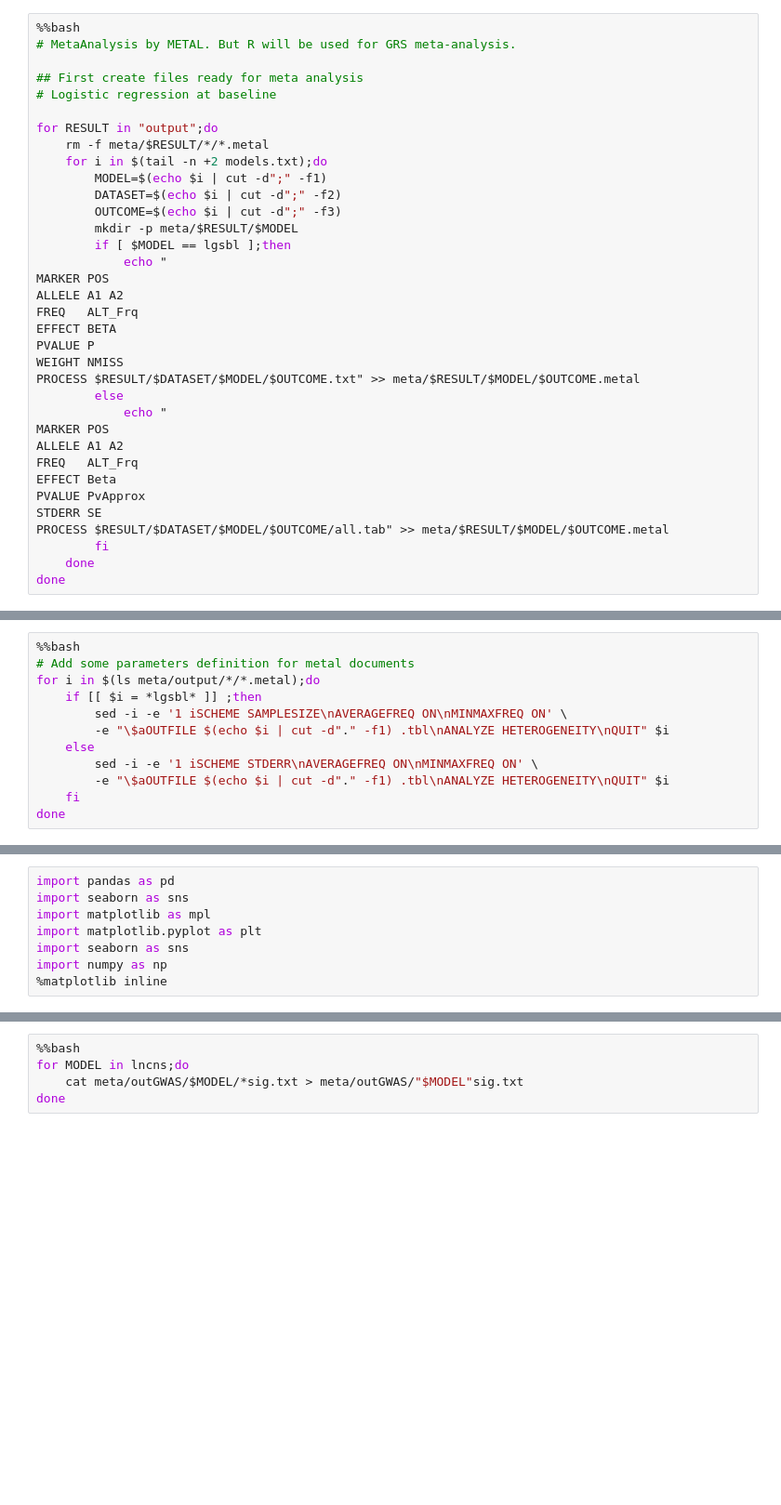
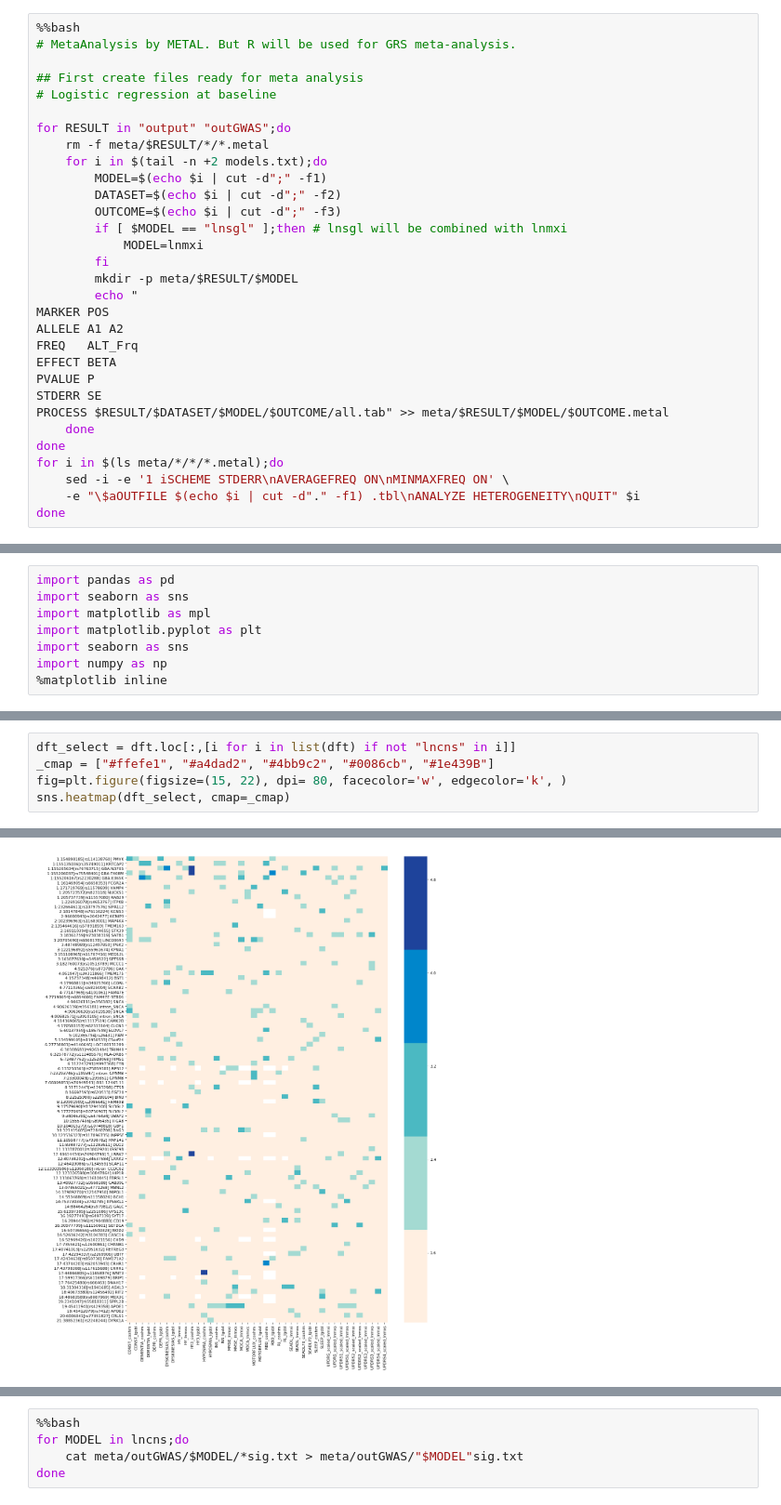
Before and after one commit to hirotaka-i/phenoGWAS, a Jupyter notebook: ReAnalysis.ipynb, the cells around one changed output, grey strips where cells are left out. Shown at 93% size. Drawn from its saved outputs; the diff is of its cells as text; blank space fills up the shorter version.

Commit message:
erase lncns

```diff
--- a/ReAnalysis.ipynb
+++ b/ReAnalysis.ipynb
@@ -568,31 +597,27 @@ sbatch --array=0-1 --job-name=swarm --output=/dev/null --error=/dev/null --cpus-
 ## First create files ready for meta analysis
 # Logistic regression at baseline
 
-for RESULT in "output";do
+for RESULT in "output" "outGWAS";do
     rm -f meta/$RESULT/*/*.metal
     for i in $(tail -n +2 models.txt);do
         MODEL=$(echo $i | cut -d";" -f1)
         DATASET=$(echo $i | cut -d";" -f2)
         OUTCOME=$(echo $i | cut -d";" -f3)
+        if [ $MODEL == "lnsgl" ];then # lnsgl will be combined with lnmxi
+            MODEL=lnmxi
+        fi
         mkdir -p meta/$RESULT/$MODEL
-        if [ $MODEL == lgsbl ];then
-            echo "
+        echo "
 MARKER POS
 ALLELE A1 A2
 FREQ   ALT_Frq
 EFFECT BETA
 PVALUE P
-WEIGHT NMISS
-PROCESS $RESULT/$DATASET/$MODEL/$OUTCOME.txt" >> meta/$RESULT/$MODEL/$OUTCOME.metal
-        else
-            echo "
-MARKER POS
-ALLELE A1 A2
-FREQ   ALT_Frq
-EFFECT Beta
-PVALUE PvApprox
 STDERR SE
 PROCESS $RESULT/$DATASET/$MODEL/$OUTCOME/all.tab" >> meta/$RESULT/$MODEL/$OUTCOME.metal
-        fi
     done
 done
+for i in $(ls meta/*/*/*.metal);do
+    sed -i -e '1 iSCHEME STDERR\nAVERAGEFREQ ON\nMINMAXFREQ ON' \
+    -e "\$aOUTFILE $(echo $i | cut -d"." -f1) .tbl\nANALYZE HETEROGENEITY\nQUIT" $i
+done
@@ -601,15 +624,3 @@ Process is terminated.
-# %%
-%%bash
-# Add some parameters definition for metal documents
-for i in $(ls meta/output/*/*.metal);do
-    if [[ $i = *lgsbl* ]] ;then
-        sed -i -e '1 iSCHEME SAMPLESIZE\nAVERAGEFREQ ON\nMINMAXFREQ ON' \
-        -e "\$aOUTFILE $(echo $i | cut -d"." -f1) .tbl\nANALYZE HETEROGENEITY\nQUIT" $i
-    else
-        sed -i -e '1 iSCHEME STDERR\nAVERAGEFREQ ON\nMINMAXFREQ ON' \
-        -e "\$aOUTFILE $(echo $i | cut -d"." -f1) .tbl\nANALYZE HETEROGENEITY\nQUIT" $i
-    fi
-done
 # %%
 %%bash
 rm -f swarm/metal.txt
@@ -713,0 +788,6 @@ plt.savefig('fig/output.png', bbox_inches='tight', dpi=150)
+# %%
+dft_select = dft.loc[:,[i for i in list(dft) if not "lncns" in i]]
+_cmap = ["#ffefe1", "#a4dad2", "#4bb9c2", "#0086cb", "#1e439B"]
+fig=plt.figure(figsize=(15, 22), dpi= 80, facecolor='w', edgecolor='k', )
+sns.heatmap(dft_select, cmap=_cmap)
+# %% [output]
@@ -713,0 +795 @@ plt.savefig('fig/output.png', bbox_inches='tight', dpi=150)
+[figure, added]
```
Also changed, not shown: parts of 20 cells of this notebook, 4 other files.
